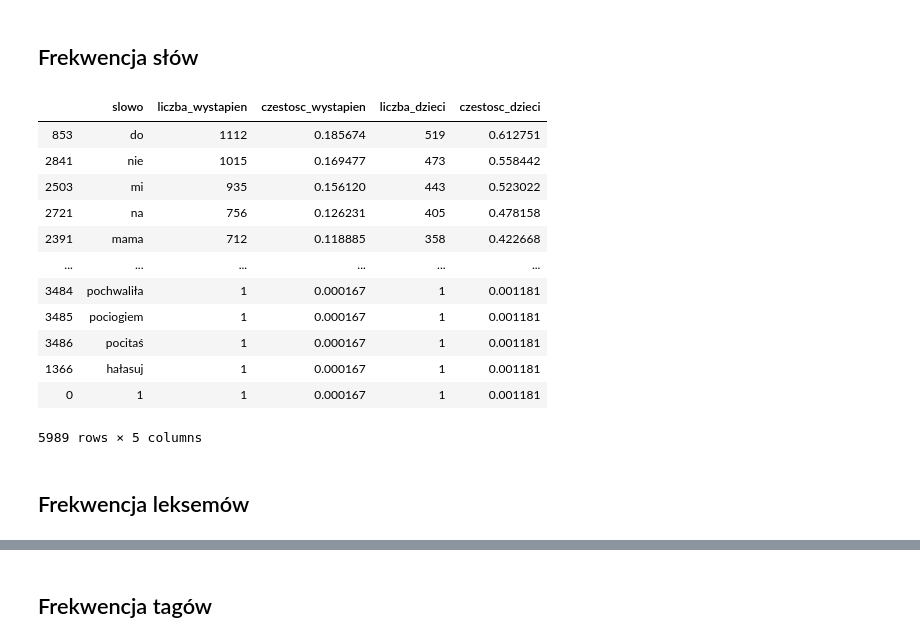
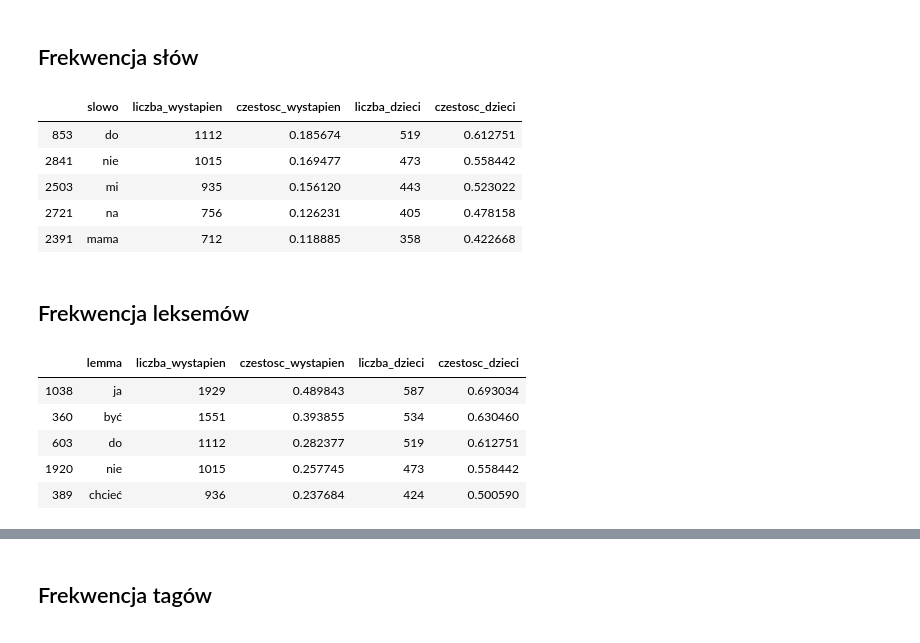
Before and after one commit to so-sonia/StarWords, a Jupyter notebook: analiza_korpus.ipynb, the cells around one changed output, grey strips where cells are left out. Saved outputs shown, nothing was run; the diff lists cells and outputs as text; code cells hidden in the pictures.

```diff
--- a/analiza_korpus.ipynb
+++ b/analiza_korpus.ipynb
@@ -374,8 +387,24 @@ freq_slowo = frequency_table.groupby("slowo").agg({"KOD":"count", "DZIECKO_ID":"
-# %%
-freq_slowo.columns = ["slowo", "liczba_wystapien", "liczba_dzieci"]
-freq_slowo["czestosc_wystapien"] = freq_slowo["liczba_wystapien"]/n_slow
-freq_slowo["czestosc_dzieci"] = freq_slowo["liczba_dzieci"]/n_dzieci
-# %%
-freq_slowo = freq_slowo[["slowo", "liczba_wystapien", "czestosc_wystapien", "liczba_dzieci", "czestosc_dzieci"]]
-freq_slowo = freq_slowo.sort_values("liczba_wystapien", ascending=False)
+# %%
+def wordFrequency(frequency_table, freq_column):
+    n_slow = frequency_table[freq_column].nunique()
+    n_dzieci = frequency_table.DZIECKO_ID.nunique()
+    freq_slowo = frequency_table.groupby(freq_column).agg({"KOD":"count", "DZIECKO_ID":"nunique"}).reset_index()
+    freq_slowo.columns = [freq_column, "liczba_wystapien", "liczba_dzieci"]
+    freq_slowo["czestosc_wystapien"] = freq_slowo["liczba_wystapien"]/n_slow
+    freq_slowo["czestosc_dzieci"] = freq_slowo["liczba_dzieci"]/n_dzieci
+    freq_slowo = freq_slowo[[freq_column, "liczba_wystapien", "czestosc_wystapien", "liczba_dzieci", "czestosc_dzieci"]]
+    freq_slowo = freq_slowo.sort_values("liczba_wystapien", ascending=False)
+    return freq_slowo
+# %%
+frequency_table_smaller = frequency_table.loc[frequency_table.wiek>29, :]
+freq_slowo = wordFrequency(frequency_table_smaller, "slowo")
+# %%
+freq_slowo.head()
+# %% [output]
+|  | slowo | liczba_wystapien | czestosc_wystapien | liczba_dzieci | czestosc_dzieci |
+| 853 | do | 1112 | 0.185674 | 519 | 0.612751 |
+| 2841 | nie | 1015 | 0.169477 | 473 | 0.558442 |
+| 2503 | mi | 935 | 0.156120 | 443 | 0.523022 |
+| 2721 | na | 756 | 0.126231 | 405 | 0.478158 |
+| 2391 | mama | 712 | 0.118885 | 358 | 0.422668 |
 # %%
@@ -383,18 +412,2 @@ freq_slowo.to_csv("frekwencja_slow_3i4_latki.csv")
-# %%
-freq_slowo
-# %% [output]
-|  | slowo | liczba_wystapien | czestosc_wystapien | liczba_dzieci | czestosc_dzieci |
-| 853 | do | 1112 | 0.185674 | 519 | 0.612751 |
-| 2841 | nie | 1015 | 0.169477 | 473 | 0.558442 |
-| 2503 | mi | 935 | 0.156120 | 443 | 0.523022 |
-| 2721 | na | 756 | 0.126231 | 405 | 0.478158 |
-| 2391 | mama | 712 | 0.118885 | 358 | 0.422668 |
-| ... | ... | ... | ... | ... | ... |
-| 3484 | pochwaliła | 1 | 0.000167 | 1 | 0.001181 |
-| 3485 | pociogiem | 1 | 0.000167 | 1 | 0.001181 |
-| 3486 | pocitaś | 1 | 0.000167 | 1 | 0.001181 |
-| 1366 | hałasuj | 1 | 0.000167 | 1 | 0.001181 |
-| 0 | 1 | 1 | 0.000167 | 1 | 0.001181 |
-5989 rows × 5 columns
 # %% [markdown]
 ## Frekwencja leksemów
@@ -412 +417,10 @@ freq_lemma = freq_lemma.sort_values("liczba_wystapien", ascending=False)
+# %%
+freq_lemma.head()
+# %% [output]
+|  | lemma | liczba_wystapien | czestosc_wystapien | liczba_dzieci | czestosc_dzieci |
+| 1038 | ja | 1929 | 0.489843 | 587 | 0.693034 |
+| 360 | być | 1551 | 0.393855 | 534 | 0.630460 |
+| 603 | do | 1112 | 0.282377 | 519 | 0.612751 |
+| 1920 | nie | 1015 | 0.257745 | 473 | 0.558442 |
+| 389 | chcieć | 936 | 0.237684 | 424 | 0.500590 |
 # %%
```
Also changed, not shown: parts of 39 cells of this notebook, 11 other files.
